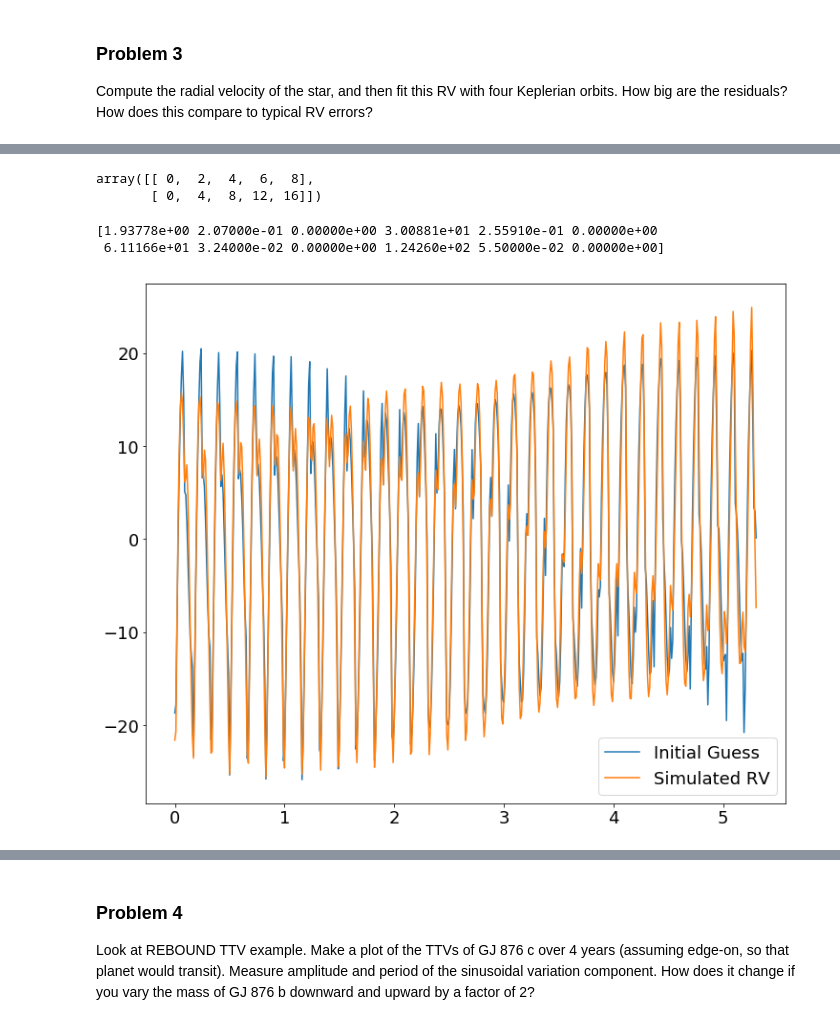
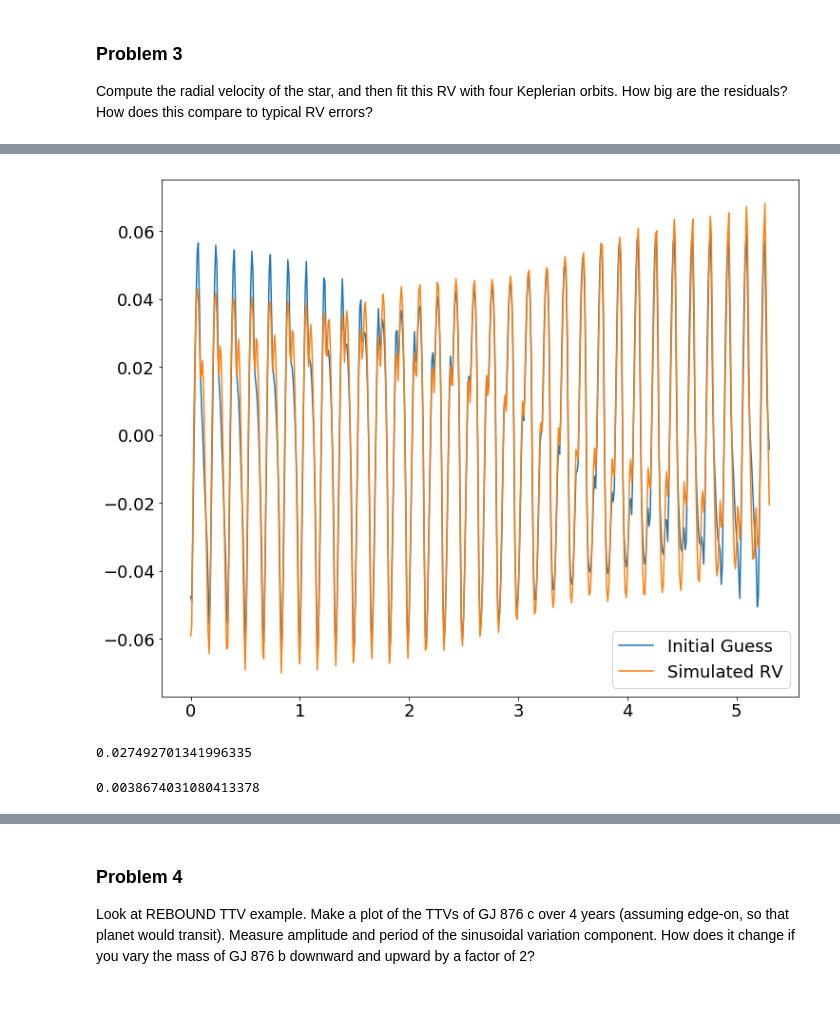
Before and after one commit to curriem/exoplanets_class, a Jupyter notebook: hw3/exoplanets_hw3.ipynb, the cells around one changed output, grey strips where cells are left out. Saved outputs shown, nothing was run; the diff lists cells and outputs as text; code cells hidden in the pictures.

```diff
--- a/hw3/exoplanets_hw3.ipynb
+++ b/hw3/exoplanets_hw3.ipynb
@@ -273,0 +253,3 @@ plt.show()
+# %%
+first_unstable_inclination = inclinations[np.where(stability_checks)[0][-1]]
+print(f"Orbits unstable after 1000 orbits starting at i = {first_unstable_inclination * RAD_TO_DEG :0.2f} (degrees)")
@@ -273,0 +260,5 @@ plt.show()
+# %%
+# Adjust the masses of the planets to adjust for the inclination at which orbits start to become unstable
+first_unstable_masses = [planet.m for planet in modify_masses(planets, first_unstable_inclination, verbose=False)]
+for i, mass in enumerate(first_unstable_masses):
+    print(f"Planet {i + 1} Mass <= {mass:0.2e} (M_sun) = {mass * M_SUN_TO_M_EARTH:0.2e} (M_earth) = {mass / M_JUPITER_TO_M_SUN:0.2e} (M_jupiter)")
@@ -273,0 +283,12 @@ plt.show()
+# %%
+R_SUN_TO_AU = 0.00465
+R_star = 0.3 * R_SUN_TO_AU
+a_planet = planets[0].a
+
+i_upper_limit = np.arccos(R_star / a_planet)
+print(f"Upper limit on inclination = {i_upper_limit * RAD_TO_DEG:0.2f}")
+
+# Adjust the masses of the planets to adjust for the inclination at which orbits start to become unstable
+mass_lower_limits = [planet.m for planet in modify_masses(planets, i_upper_limit, verbose=False)]
+for i, mass in enumerate(mass_lower_limits):
+    print(f"Planet {i + 1} Mass >= {mass:0.2e} (M_sun) = {mass * M_SUN_TO_M_EARTH:0.2e} (M_earth) = {mass / M_JUPITER_TO_M_SUN:0.2e} (M_jupiter)")
@@ -356,7 +361,7 @@ def model_rv(time, rv_data, rv_errors, planet_parameters):
         return E
 
     def compute_f(e, E):
-        return 2 * np.arctan( ((1 + e) / (1 - e))**2 * np.tan(E / 2))
+        return 2 * np.arctan(((1 + e) / (1 - e))**0.5 * np.tan(E / 2))
 
     num_planets = int(len(planet_parameters) / 3)
     num_rows = 2 * num_planets + 1
@@ -384,10 +389,4 @@ def model_rv(time, rv_data, rv_errors, planet_parameters):
 
     modelled_rvs = beta @ F
     return modelled_rvs
-# %%
-X = np.array([[j * i + i for i in range(5)] for j in range(5)])
-X[1::2]
-# %% [output]
-array([[ 0,  2,  4,  6,  8],
-       [ 0,  4,  8, 12, 16]])
 # %%
@@ -395,14 +395,14 @@ def chi_sq(data, data_err, model):
     return np.sum((data - model)**2 / data_err**2)
 # %%
 # Create initial guess for parameters
-x0 = np.hstack([[planet.P * 1 / DAYS_TO_YEARS, planet.e, 0] for planet in planets])
-print(x0)
-plt.plot(times, model_rv(times * 1 / DAYS_TO_YEARS, rv * 1 / DAYS_TO_YEARS, rv_err, x0), label="Initial Guess")
-# plt.ylim((-1e-1, 1e-1))
-plt.plot(times, rv * 1 / DAYS_TO_YEARS, label="Simulated RV")
+# We use the period and eccentricity as measured by Rivera et al.
+x0 = np.hstack([[planet.P, planet.e, 0] for planet in planets])
+
+modelled_rvs = model_rv(times, rv, rv_err, x0)
+
+plt.plot(times, modelled_rvs, label="Initial Guess")
+plt.plot(times, rv, label="Simulated RV")
 plt.legend()
 plt.show()
 # %% [output]
-[1.93778e+00 2.07000e-01 0.00000e+00 3.00881e+01 2.55910e-01 0.00000e+00
- 6.11166e+01 3.24000e-02 0.00000e+00 1.24260e+02 5.50000e-02 0.00000e+00]
-[figure, old version]
+[figure, new version]
@@ -409 +420,6 @@ plt.show()
+# %%
+# Chi-Squared at initial guess
+print(f(x0, times, rv, rv_err))
+# %% [output]
+0.027492701341996335
 # %%
@@ -412 +427,6 @@ res = minimize(lambda x : chi_sq(rv, rv_err, model_rv(times, rv, rv_err, x)), x0
+# %%
+# Minimized Chi-Squared
+print(f(res.x, times, rv, rv_err))
+# %% [output]
+0.0038674031080413378
 # %%
```
Also changed, not shown: parts of 28 cells of this notebook, 1 other file.
